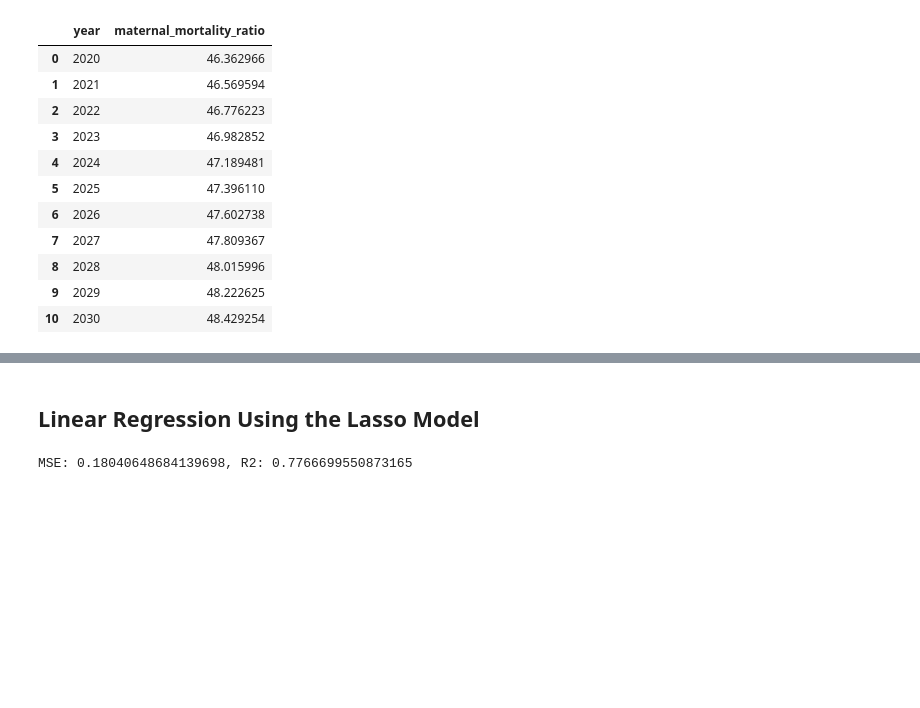
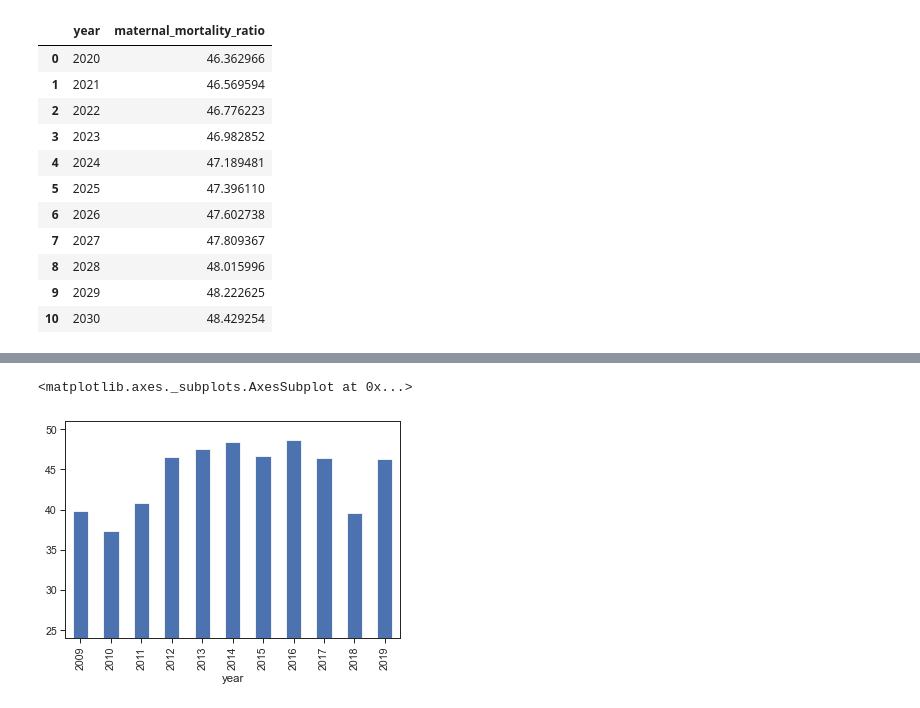
Before and after one commit to abpuccini/maternal-mortality-project, a Jupyter notebook: machine_learning/model_testing/Linear_Reg_by_race_ah.ipynb, the cells around one changed output, grey strips where cells are left out. Saved outputs shown, nothing was run; the diff lists cells and outputs as text; code cells hidden in the pictures; blank space fills up the shorter version.

Commit message:
Update models and finshed heat map

```diff
--- a/machine_learning/model_testing/Linear_Reg_by_race_ah.ipynb
+++ b/machine_learning/model_testing/Linear_Reg_by_race_ah.ipynb
@@ -396,19 +396,12 @@ Text(0, 0.5, 'Maternal Mortality Ratio')
-# %% [markdown]
-## Linear Regression Using the Lasso Model ##
-# %%
-# LASSO model
-# Note: Use an alpha of .01 when creating the model for this activity
-from sklearn.linear_model import Lasso
-
-
-lasso = Lasso(alpha=.01).fit(X_train_scaled, y_train_scaled)
-
-predictions = lasso.predict(X_test_scaled)
-
-MSE = mean_squared_error(y_test_scaled, predictions)
-r2 = lasso.score(X_test_scaled, y_test_scaled)
-
-
-print(f"MSE: {MSE}, R2: {r2}")
-# %% [output]
-MSE: 0.18040648684139698, R2: 0.7766699550873165
+# %%
+# Barplot of maternal mortality grouped by year
+y = 'mmr_by_race'
+
+# Grouping by year
+AVG_MMR_USA_by_race = MMR_race.groupby('year').mean()[y]
+
+# Plotting barplot of mmr by year
+AVG_MMR_USA_by_race.plot(kind='bar',ylim=(24))
+# %% [output]
+<matplotlib.axes._subplots.AxesSubplot at 0x...>
+[figure, added]
```
Also changed, not shown: parts of 16 cells of this notebook, 2 other files.
